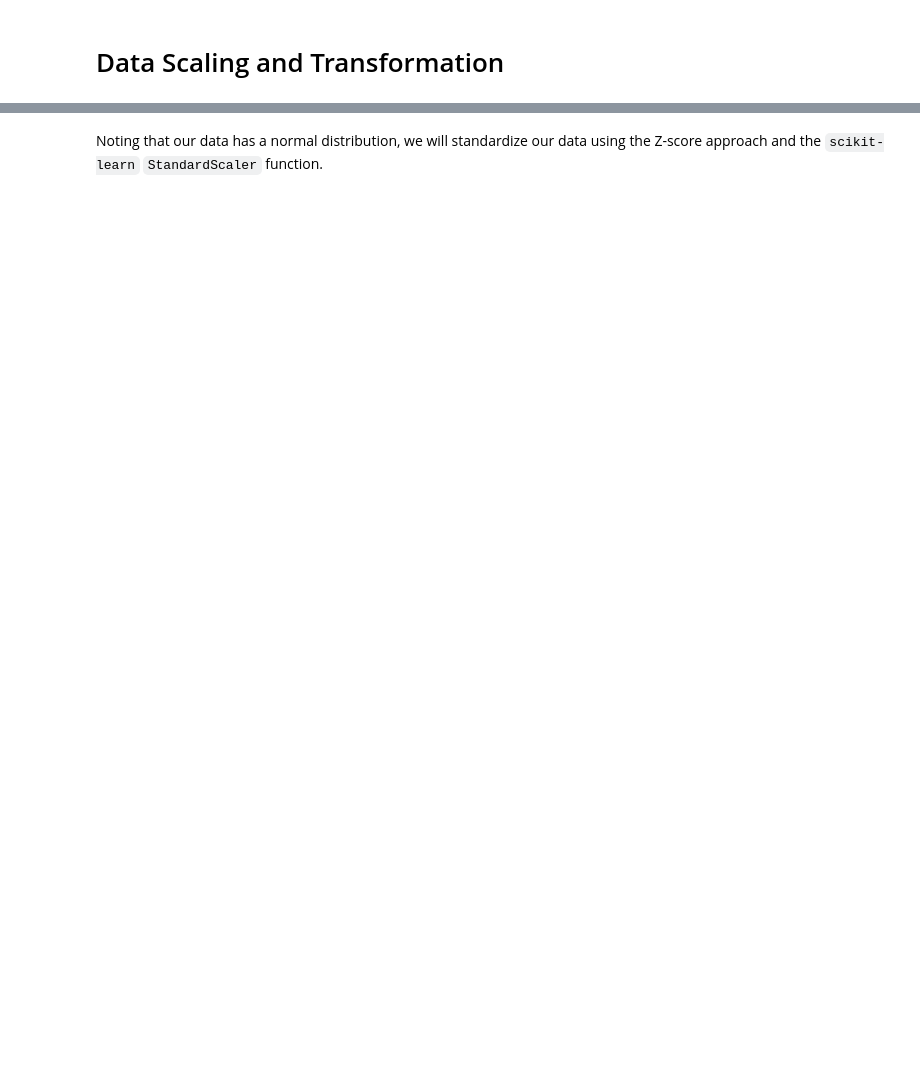
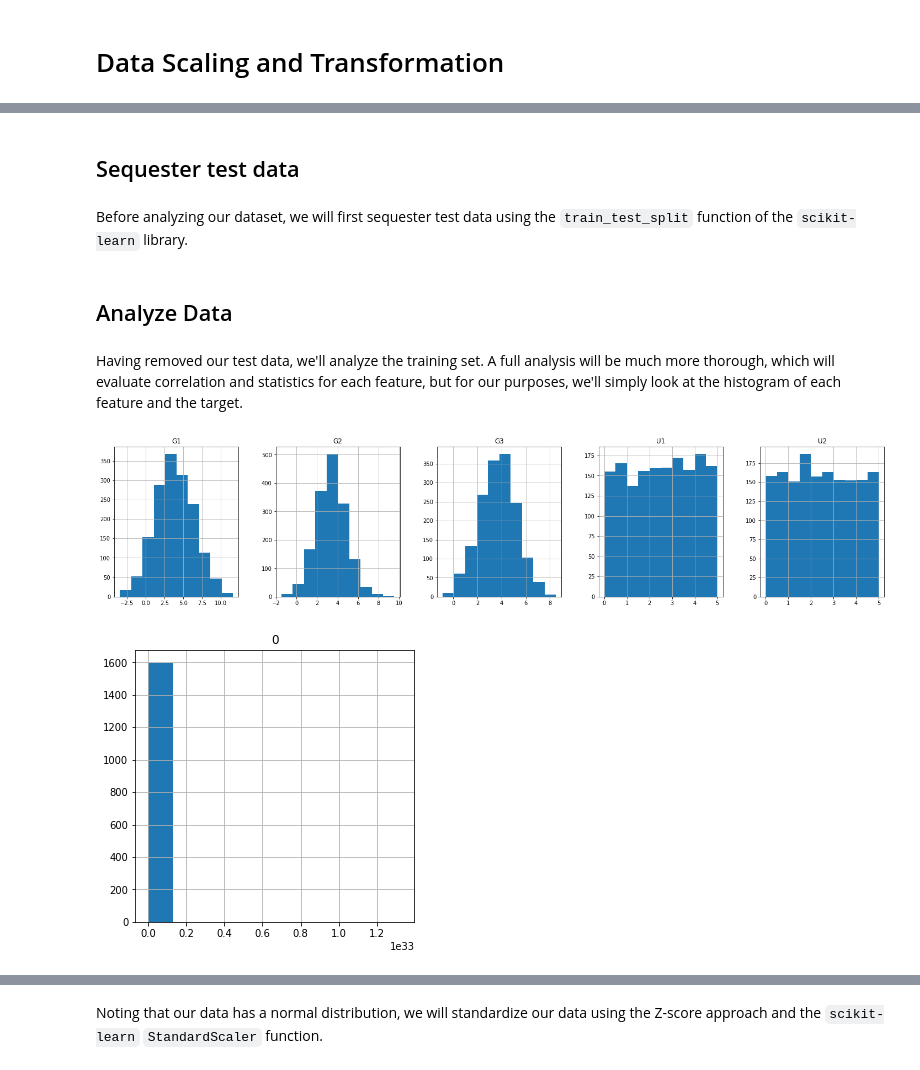
Before and after one commit to afit-csce623-master/demos, a Jupyter notebook: demo_scaling.ipynb, the cells around one changed output, grey strips where cells are left out. Saved outputs shown, nothing was run; the diff lists cells and outputs as text; code cells hidden in the pictures; blank space fills up the shorter version.

```diff
--- a/demo_scaling.ipynb
+++ b/demo_scaling.ipynb
@@ -105,0 +121,23 @@ X, y, coef, intercept = generate_data(random_state,
+# %%
+random_state = np.random.RandomState(623)
+
+n_samples = 2000
+n_gaussian_features = 3
+n_uniform_features = 2
+g_feature_mean_range = [1, 5]
+g_feature_sd_range = [1, 3]
+u_feature_range = [0,5]
+categories = [['a', 'b', 'c'], ['v', 'w', 'x', 'y', 'z']]
+
+# print(sum([len(category_set) for category_set in categories]))
+# print(*categories)
+
+
+# for category_set in categories[1]:
+#     display(category_set)
+
+X, y, coef, intercept = generate_data(random_state,
+                                      n_samples,
+                                      n_gaussian_features, g_feature_mean_range, g_feature_sd_range,
+                                      n_uniform_features, u_feature_range,
+                                      categories, True)
@@ -105,0 +176,23 @@ X, y, coef, intercept = generate_data(random_state,
+# %% [markdown]
+## Sequester test data
+# %% [markdown]
+Before analyzing our dataset, we will first sequester test data using the `train_test_split` function of the `scikit-learn` library.
+# %%
+from sklearn.model_selection import train_test_split
+
+X_train, X_test, y_train, y_test = train_test_split(X, y, test_size = 0.2, random_state=random_state)
+# %% [markdown]
+## Analyze Data
+# %% [markdown]
+Having removed our test data, we'll analyze the training set. A full analysis will be much more thorough, which will evaluate correlation and statistics for each feature, but for our purposes, we'll simply look at the histogram of each feature and the target.
+# %%
+import matplotlib.pyplot as plt
+
+X_train.hist(layout=(1,5), figsize=(25,5))
+plt.show()
+
+y_train.hist(figsize=(5,5))
+plt.show()
+# %% [output]
+[figure, added]
+[figure, added]
```
Also changed, not shown: parts of 24 cells of this notebook.
